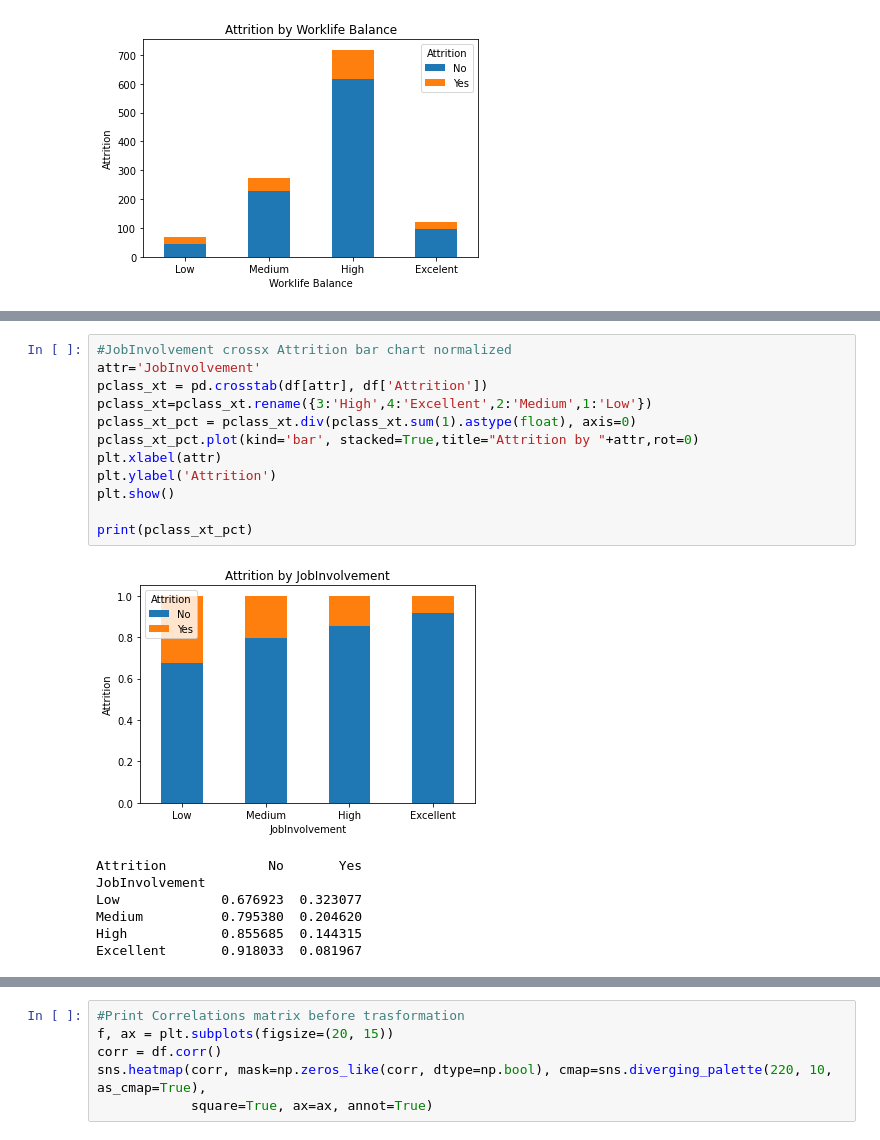
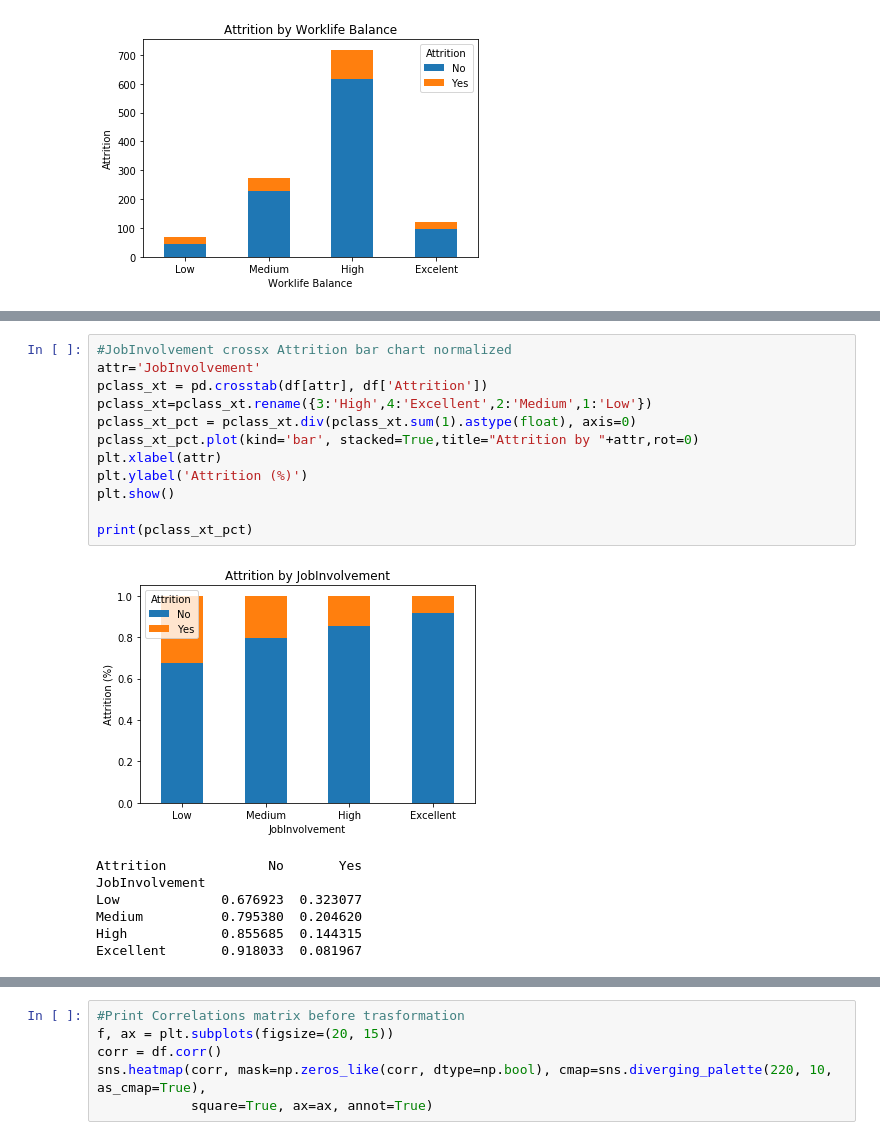
Before and after one commit to samucucchi/DataMining-1, a Jupyter notebook: DataUnderstanding-attrition.ipynb, the cells around one changed output, grey strips where cells are left out. Saved outputs shown, nothing was run; the diff lists cells and outputs as text.

```diff
--- a/DataUnderstanding-attrition.ipynb
+++ b/DataUnderstanding-attrition.ipynb
@@ -391,17 +391,17 @@ Excellent                0.868946  0.131054
 # %%
 #JobInvolvement crossx Attrition bar chart normalized
 attr='JobInvolvement'
 pclass_xt = pd.crosstab(df[attr], df['Attrition'])
 pclass_xt=pclass_xt.rename({3:'High',4:'Excellent',2:'Medium',1:'Low'})
 pclass_xt_pct = pclass_xt.div(pclass_xt.sum(1).astype(float), axis=0)
 pclass_xt_pct.plot(kind='bar', stacked=True,title="Attrition by "+attr,rot=0)
 plt.xlabel(attr)
-plt.ylabel('Attrition')
+plt.ylabel('Attrition (%)')
 plt.show()
 
 print(pclass_xt_pct)
 # %% [output]
-[figure, old version]
+[figure, new version]
 Attrition             No       Yes
 JobInvolvement
 Low             0.676923  0.323077
```
Also changed, not shown: parts of 24 cells of this notebook, 25 other files.
